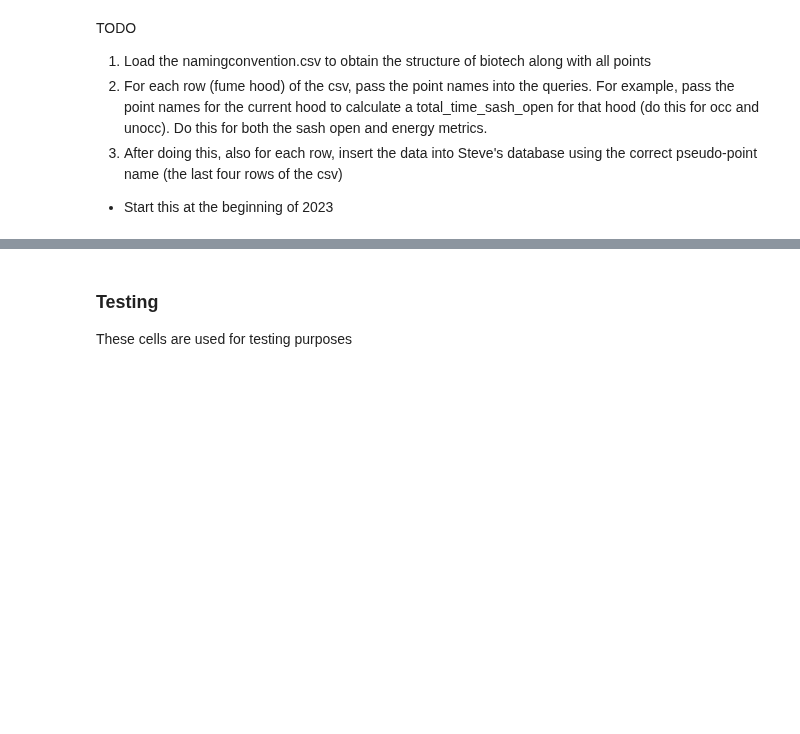
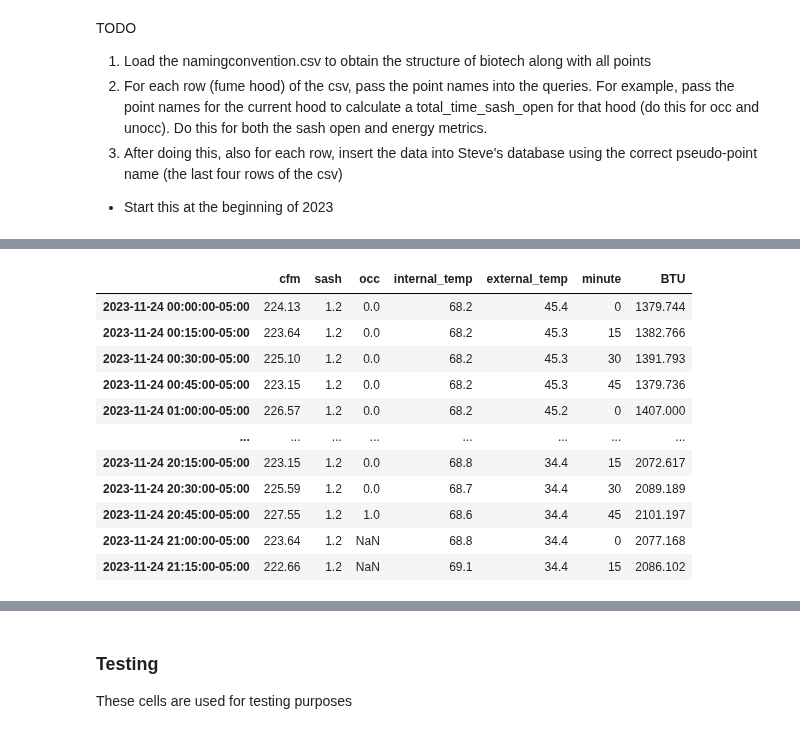
Before and after one commit to thereidfleish/fume-hood-dashboard, a Jupyter notebook: add_fumehood_data.ipynb, the cells around one changed output, grey strips where cells are left out. Cells and saved outputs as stored; diff of their text form; code cells hidden in the pictures; blank space fills up the shorter version.

Commit message:
sash position trend graph wip

```diff
--- a/add_fumehood_data.ipynb
+++ b/add_fumehood_data.ipynb
@@ -35,11 +35,13 @@ def fume_query(target,server, start,end):
         {
           "payload": {
             "schema": server,
+            "additional": [
+                    "noagg",
+                ]
           },
           "target": target
         }
       ],
-
     }
   request = requests.post(url, json=data)
   print(request)
@@ -101,7 +130,7 @@ def coldorhot(cfm, external, internal, time_interval):
         #enthalpy of air
         return round(0.24 * cfm /13.333 * 60 * (external - internal) / (60 / time_interval), 3)
 
-def total_energy(cfm_point, sash_point, occ_point, internal_temp_point, external_temp_point, server, start, end, is_occupied):
+def total_energy(cfm_point, sash_point, occ_point, internal_temp_point, external_temp_point, server, start, end):
   #external_temp_master = outside_temp(start,end)
   cfm_list = query_to_list(cfm_point, server, start, end)
   sash_list = query_to_list(sash_point, server, start, end)
@@ -113,23 +142,29 @@ def total_energy(cfm_point, sash_point, occ_point, internal_temp_point, external
   df.columns = ["cfm", "sash", "occ", "internal_temp", "external_temp"]
   display(df)
 
+  df['minute'] = df.index.map(lambda x: x.to_pydatetime().minute)
+  df = df[df['minute'].isin([0, 15, 30, 45])]
+  display(df)
+
   df["external_temp"] = df["external_temp"].interpolate()
   display(df)
 
   time_interval = df.index[1].minute - df.index[0].minute
 
   df['BTU'] = df.apply(lambda df: coldorhot(df['cfm'], df['external_temp'], df['internal_temp'], time_interval=time_interval), axis=1)
+
   df.index = df.index.map(lambda x: x.to_pydatetime().replace(tzinfo=tz.tzutc()).astimezone(tz.tzlocal()))
   display(df)
 
-  df = df[df['occ']==int(is_occupied)]
-
-  df = df.groupby(pd.Grouper(freq='60Min', label='right')).sum()
+  # df = df.groupby(pd.Grouper(freq='60Min', label='right')).sum()
 #  df.index = df.index.strftime('%s').astype("int")
   df.index = df.index.map(lambda x: x.to_pydatetime().timestamp())
   display(df)
 
-  return df["BTU"]
+  unocc_df = df[df['occ']==0]
+  occ_df = df[df['occ']==1]
+
+  return (unocc_df["sash"], occ_df["sash"], unocc_df["BTU"], occ_df["BTU"])
 # %% [markdown]
 ### Insert into Database Function
 This function takes in the name of a "pseudo point" and inserts the relevant data into Steve's SQL database.
@@ -176,62 +211,34 @@ TODO
 
 - Start this at the beginning of 2023
 # %%
-print("DOWNLOADING SASH OCC")
-sash_data_occ = total_time_sash_open(sash_point="#biotech/biotech_4th_floor/fourth_floor_fume_hood_lab_spaces/lab_433_control/hood_sash",
-                                     occ_point="#biotech/biotech_4th_floor/fourth_floor_fume_hood_lab_spaces/lab_433_control/occ_trend",
-                                     server="biotech_main",
-                                     start=str(datetime(2023, 1, 1)),
-                                     end=str(datetime.now()),
-                                     is_occupied=True)
-
-print("DOWNLOADING SASH UNOCC")
-sash_data_unocc = total_time_sash_open(sash_point="#biotech/biotech_4th_floor/fourth_floor_fume_hood_lab_spaces/lab_433_control/hood_sash",
-                                       occ_point="#biotech/biotech_4th_floor/fourth_floor_fume_hood_lab_spaces/lab_433_control/occ_trend",
-                                       server="biotech_main",
-                                       start=str(datetime(2023, 1, 1)),
-                                       end=str(datetime.now()),
-                                       is_occupied=False)
-
-print("DOWNLOADING ENERGY OCC")
-energy_data_occ = total_energy(cfm_point="#biotech/biotech_4th_floor/fourth_floor_fume_hood_lab_spaces/lab_433_control/hoodvalve_flow/trend_log",
-                               sash_point="#biotech/biotech_4th_floor/fourth_floor_fume_hood_lab_spaces/lab_433_control/hood_sash",
-                               occ_point="#biotech/biotech_4th_floor/fourth_floor_fume_hood_lab_spaces/lab_433_control/occ_trend",
-                               internal_temp_point="#biotech/biotech_4th_floor/fourth_floor_fume_hood_lab_spaces/lab_433_control/zone/zone_temp/trend_log",
-                               external_temp_point="#biotech/ground_flr_mech/building_hydronic_heating_syatems/reheat_heat_exchanger/oat",
-                               server="biotech_main",
-                               start=str(datetime(2023, 1, 1)),
-                               end=str(datetime.now()),
-                               is_occupied=True)
-
-print("DOWNLOADING ENERGY UNOCC")
-energy_data_unocc = total_energy(cfm_point="#biotech/biotech_4th_floor/fourth_floor_fume_hood_lab_spaces/lab_433_control/hoodvalve_flow/trend_log",
+print("DOWNLOADING DATA")
+trend_data = total_energy(cfm_point="#biotech/biotech_4th_floor/fourth_floor_fume_hood_lab_spaces/lab_433_control/hoodvalve_flow/trend_log",
                                  sash_point="#biotech/biotech_4th_floor/fourth_floor_fume_hood_lab_spaces/lab_433_control/hood_sash",
                                  occ_point="#biotech/biotech_4th_floor/fourth_floor_fume_hood_lab_spaces/lab_433_control/occ_trend",
                                  internal_temp_point="#biotech/biotech_4th_floor/fourth_floor_fume_hood_lab_spaces/lab_433_control/zone/zone_temp/trend_log",
                                  external_temp_point="#biotech/ground_flr_mech/building_hydronic_heating_syatems/reheat_heat_exchanger/oat",
                                  server="biotech_main",
-                                 start=str(datetime(2023, 1, 1)),
-                                 end=str(datetime.now()),
-                                 is_occupied=False)
+                                 start=str(datetime(2023, 11, 24)),
+                                 end=str(datetime.now()))
+
+print("INSERTING SASH UNOCC INTO DATABASE")
+insert_into_database("Biotech.Floor_4.Lab_433.Hood_1.sashOpenTime.unocc", trend_data[0])
 
 print("INSERTING SASH OCC INTO DATABASE")
-insert_into_database("Biotech.Floor_4.Lab_433.Hood_1.sashOpenTime.occ", sash_data_occ)
+insert_into_database("Biotech.Floor_4.Lab_433.Hood_1.sashOpenTime.occ", trend_data[1])
 
-print("INSERTING SASH UNOCC INTO DATABASE")
-insert_into_database("Biotech.Floor_4.Lab_433.Hood_1.sashOpenTime.unocc", sash_data_unocc)
+print("INSERTING ENERGY UNOCC INTO DATABASE")
+insert_into_database("Biotech.Floor_4.Lab_433.Hood_1.energy.unocc", trend_data[2])
 
 print("INSERTING ENERGY OCC INTO DATABASE")
-insert_into_database("Biotech.Floor_4.Lab_433.Hood_1.energy.occ", energy_data_occ)
-
-print("INSERTING ENERGY UNOCC INTO DATABASE")
-insert_into_database("Biotech.Floor_4.Lab_433.Hood_1.energy.unocc", energy_data_unocc)
+insert_into_database("Biotech.Floor_4.Lab_433.Hood_1.energy.occ", trend_data[3])
 
 # a list of points
 points = [
     # "Biotech.Floor_4.Lab_433.Hood_1.energy.occ",
     # "Biotech.Floor_4.Lab_433.Hood_1.energy.unocc",
     # "Biotech.Floor_4.Lab_433.Hood_1.sashOpenTime.occ",
-    "Biotech.Floor_4.Lab_433.Hood_1.sashOpenTime.unocc",
+    # "Biotech.Floor_4.Lab_433.Hood_1.sashOpenTime.unocc",
     # "Biotech.GroundFloor.Lab_g54.Hood_1.energy.unocc",
     # "Biotech.GroundFloor.Lab_g54.Hood_1.sashOpenTime.occ",
 ]
@@ -269,0 +291,12 @@ DOWNLOADING SASH UNOCC
+|  | cfm | sash | occ | internal_temp | external_temp | minute | BTU |
+| 2023-11-24 00:00:00-05:00 | 224.13 | 1.2 | 0.0 | 68.2 | 45.4 | 0 | 1379.744 |
+| 2023-11-24 00:15:00-05:00 | 223.64 | 1.2 | 0.0 | 68.2 | 45.3 | 15 | 1382.766 |
+| 2023-11-24 00:30:00-05:00 | 225.10 | 1.2 | 0.0 | 68.2 | 45.3 | 30 | 1391.793 |
+| 2023-11-24 00:45:00-05:00 | 223.15 | 1.2 | 0.0 | 68.2 | 45.3 | 45 | 1379.736 |
+| 2023-11-24 01:00:00-05:00 | 226.57 | 1.2 | 0.0 | 68.2 | 45.2 | 0 | 1407.000 |
+| ... | ... | ... | ... | ... | ... | ... | ... |
+| 2023-11-24 20:15:00-05:00 | 223.15 | 1.2 | 0.0 | 68.8 | 34.4 | 15 | 2072.617 |
+| 2023-11-24 20:30:00-05:00 | 225.59 | 1.2 | 0.0 | 68.7 | 34.4 | 30 | 2089.189 |
+| 2023-11-24 20:45:00-05:00 | 227.55 | 1.2 | 1.0 | 68.6 | 34.4 | 45 | 2101.197 |
+| 2023-11-24 21:00:00-05:00 | 223.64 | 1.2 | NaN | 68.8 | 34.4 | 0 | 2077.168 |
+| 2023-11-24 21:15:00-05:00 | 222.66 | 1.2 | NaN | 69.1 | 34.4 | 15 | 2086.102 |
```
Also changed, not shown: parts of 4 cells of this notebook, 1 other file.
